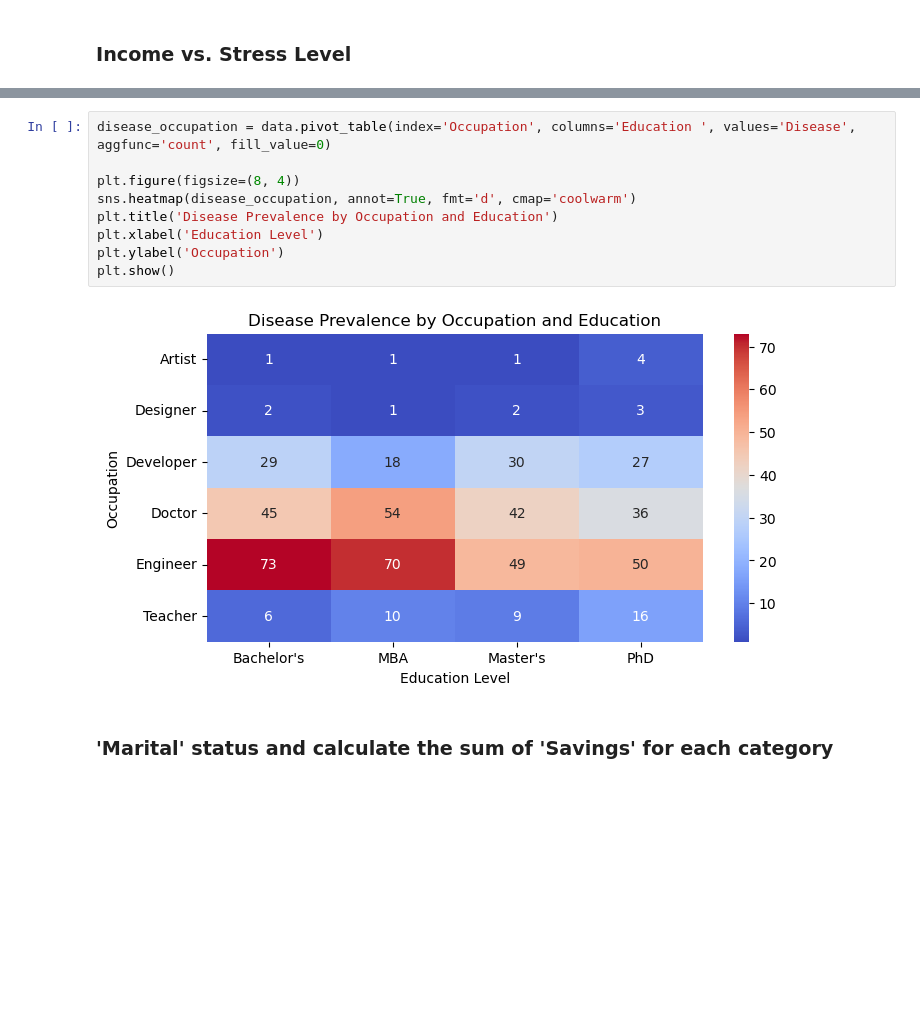
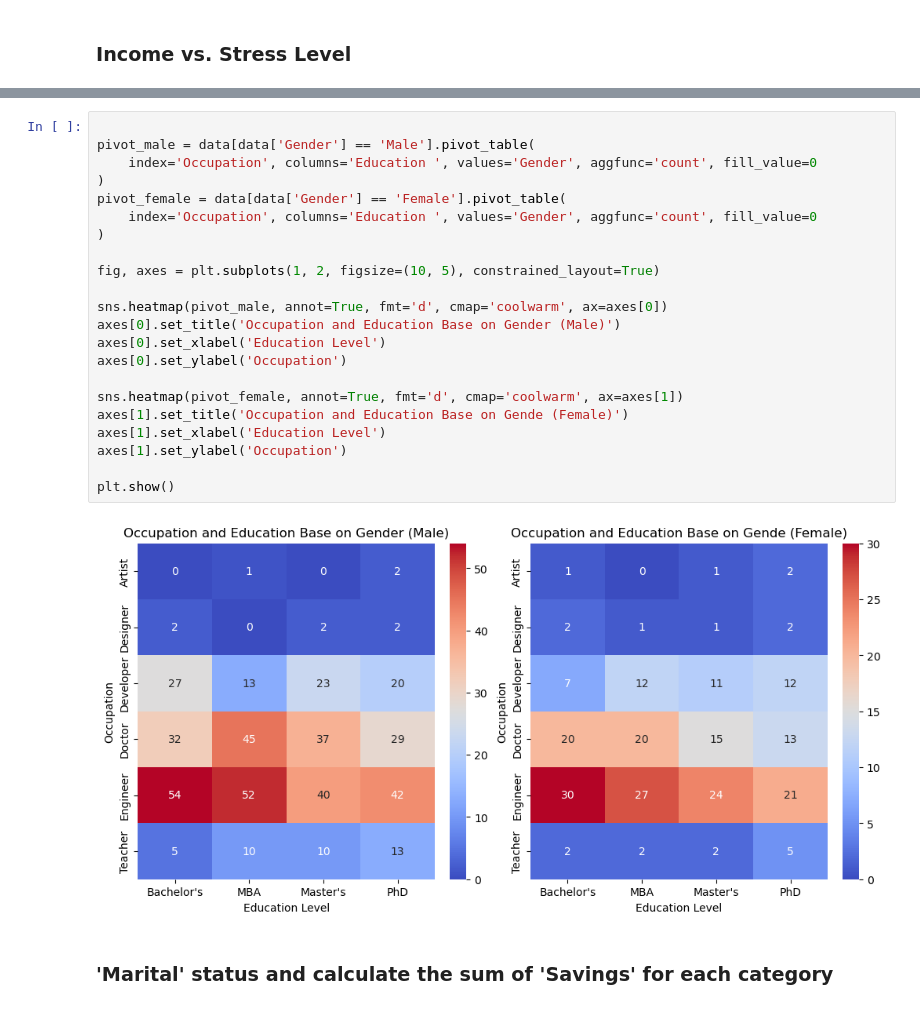
Before and after one commit to Rafi076/EntryRecord, a Jupyter notebook: analysis.ipynb, the cells around one changed output, grey strips where cells are left out. Saved outputs shown, nothing was run; the diff lists cells and outputs as text; blank space fills up the shorter version.

```diff
--- a/analysis.ipynb
+++ b/analysis.ipynb
@@ -55,14 +62,27 @@ plt.show()
-# %%
-disease_occupation = data.pivot_table(index='Occupation', columns='Education ', values='Disease', aggfunc='count', fill_value=0)
-
-plt.figure(figsize=(8, 4))
-sns.heatmap(disease_occupation, annot=True, fmt='d', cmap='coolwarm')
-plt.title('Disease Prevalence by Occupation and Education')
-plt.xlabel('Education Level')
-plt.ylabel('Occupation')
-plt.show()
-# %% [output]
-[figure, removed]
+# %%
+
+pivot_male = data[data['Gender'] == 'Male'].pivot_table(
+    index='Occupation', columns='Education ', values='Gender', aggfunc='count', fill_value=0
+)
+pivot_female = data[data['Gender'] == 'Female'].pivot_table(
+    index='Occupation', columns='Education ', values='Gender', aggfunc='count', fill_value=0
+)
+
+fig, axes = plt.subplots(1, 2, figsize=(10, 5), constrained_layout=True)
+
+sns.heatmap(pivot_male, annot=True, fmt='d', cmap='coolwarm', ax=axes[0])
+axes[0].set_title('Occupation and Education Base on Gender (Male)')
+axes[0].set_xlabel('Education Level')
+axes[0].set_ylabel('Occupation')
+
+sns.heatmap(pivot_female, annot=True, fmt='d', cmap='coolwarm', ax=axes[1])
+axes[1].set_title('Occupation and Education Base on Gende (Female)')
+axes[1].set_xlabel('Education Level')
+axes[1].set_ylabel('Occupation')
+
+plt.show()
+# %% [output]
+[figure, added]
 # %% [markdown]
 ### 'Marital' status and calculate the sum of 'Savings' for each category
 # %%
```
Also changed, not shown: parts of 10 cells of this notebook, 1 other file.
